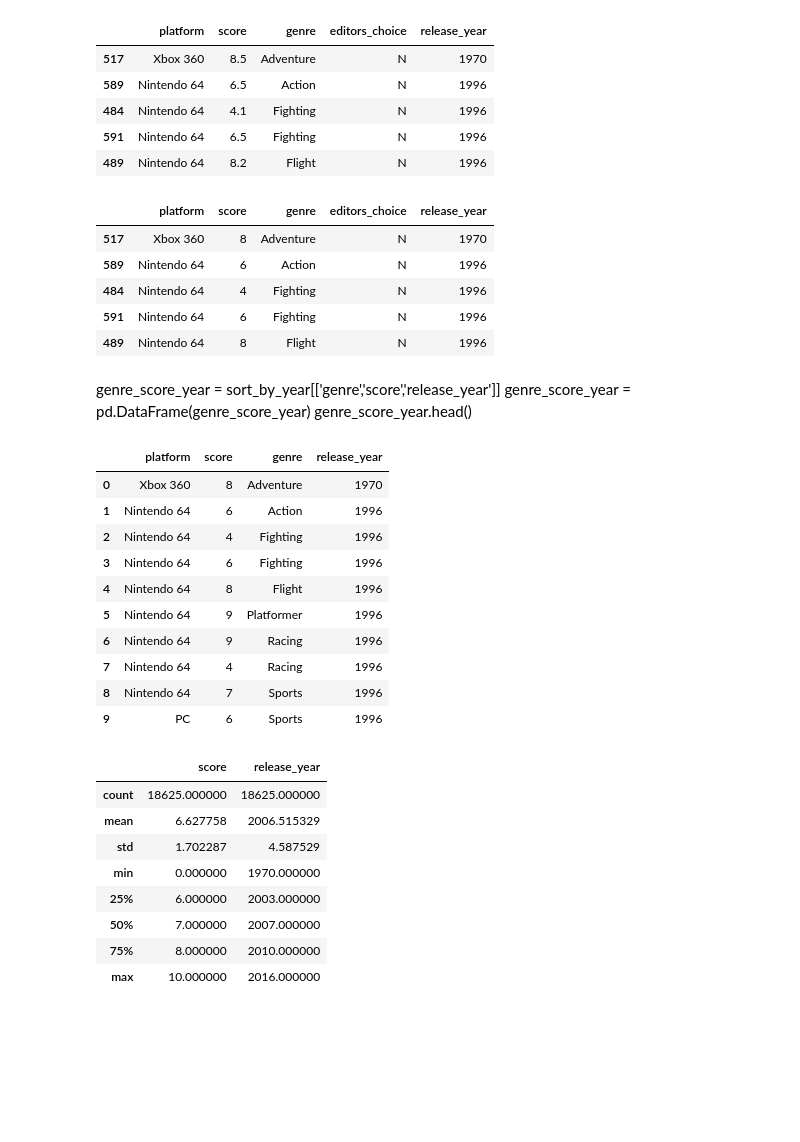
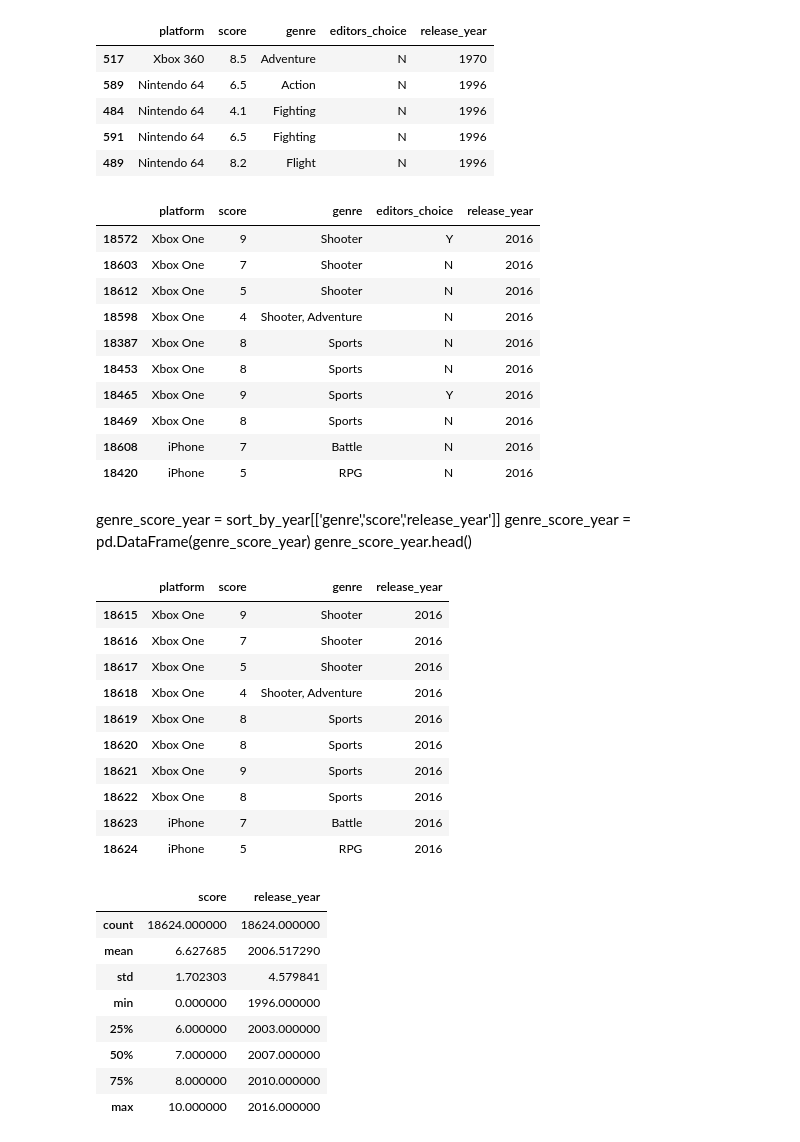
Before and after one commit to KarthikBhaktha/PopularGameGenrePy, a Jupyter notebook: gameEDA.ipynb, the cells around one changed output. Saved outputs shown, nothing was run; the diff lists cells and outputs as text; code cells hidden in the pictures; blank space fills up the shorter version.

```diff
--- a/gameEDA.ipynb
+++ b/gameEDA.ipynb
@@ -39,14 +39,19 @@ sort_by_year.head()
 | 489 | Nintendo 64 | 8.2 | Flight | N | 1996 |
 # %%
 sort_by_year.score = sort_by_year.score.astype(int)
-sort_by_year.head()
+sort_by_year.tail(10)
 # %% [output]
 |  | platform | score | genre | editors_choice | release_year |
-| 517 | Xbox 360 | 8 | Adventure | N | 1970 |
-| 589 | Nintendo 64 | 6 | Action | N | 1996 |
-| 484 | Nintendo 64 | 4 | Fighting | N | 1996 |
-| 591 | Nintendo 64 | 6 | Fighting | N | 1996 |
-| 489 | Nintendo 64 | 8 | Flight | N | 1996 |
+| 18572 | Xbox One | 9 | Shooter | Y | 2016 |
+| 18603 | Xbox One | 7 | Shooter | N | 2016 |
+| 18612 | Xbox One | 5 | Shooter | N | 2016 |
+| 18598 | Xbox One | 4 | Shooter, Adventure | N | 2016 |
+| 18387 | Xbox One | 8 | Sports | N | 2016 |
+| 18453 | Xbox One | 8 | Sports | N | 2016 |
+| 18465 | Xbox One | 9 | Sports | Y | 2016 |
+| 18469 | Xbox One | 8 | Sports | N | 2016 |
+| 18608 | iPhone | 7 | Battle | N | 2016 |
+| 18420 | iPhone | 5 | RPG | N | 2016 |
 # %% [markdown]
 genre_score_year = sort_by_year[['genre','score','release_year']]
 genre_score_year = pd.DataFrame(genre_score_year)
@@ -55,16 +60,16 @@ genre_score_year.head()
 sort_by_year.drop('editors_choice',axis=1,inplace=True)
 # %%
 #sort_by_year.drop(sort_by_year.index[0],inplace=True)
-sort_by_year.reset_index(drop = True)[:10]
+sort_by_year.reset_index(drop = True).tail(10)
 # %% [output]
 |  | platform | score | genre | release_year |
-| 0 | Xbox 360 | 8 | Adventure | 1970 |
-| 1 | Nintendo 64 | 6 | Action | 1996 |
-| 2 | Nintendo 64 | 4 | Fighting | 1996 |
-| 3 | Nintendo 64 | 6 | Fighting | 1996 |
-| 4 | Nintendo 64 | 8 | Flight | 1996 |
-| 5 | Nintendo 64 | 9 | Platformer | 1996 |
-| 6 | Nintendo 64 | 9 | Racing | 1996 |
-| 7 | Nintendo 64 | 4 | Racing | 1996 |
-| 8 | Nintendo 64 | 7 | Sports | 1996 |
-| 9 | PC | 6 | Sports | 1996 |
+| 18615 | Xbox One | 9 | Shooter | 2016 |
+| 18616 | Xbox One | 7 | Shooter | 2016 |
+| 18617 | Xbox One | 5 | Shooter | 2016 |
+| 18618 | Xbox One | 4 | Shooter, Adventure | 2016 |
+| 18619 | Xbox One | 8 | Sports | 2016 |
+| 18620 | Xbox One | 8 | Sports | 2016 |
+| 18621 | Xbox One | 9 | Sports | 2016 |
+| 18622 | Xbox One | 8 | Sports | 2016 |
+| 18623 | iPhone | 7 | Battle | 2016 |
+| 18624 | iPhone | 5 | RPG | 2016 |
@@ -71,13 +78,12 @@ sort_by_year.reset_index(drop = True)[:10]
 # %%
 sort_by_year.isnull().any()
-sort_by_year.dropna()
 sort_by_year.describe()
 # %% [output]
 |  | score | release_year |
-| count | 18625.000000 | 18625.000000 |
-| mean | 6.627758 | 2006.515329 |
-| std | 1.702287 | 4.587529 |
-| min | 0.000000 | 1970.000000 |
+| count | 18624.000000 | 18624.000000 |
+| mean | 6.627685 | 2006.517290 |
+| std | 1.702303 | 4.579841 |
+| min | 0.000000 | 1996.000000 |
 | 25% | 6.000000 | 2003.000000 |
 | 50% | 7.000000 | 2007.000000 |
 | 75% | 8.000000 | 2010.000000 |
```
Also changed, not shown: parts of 20 cells of this notebook, 1 other file.
